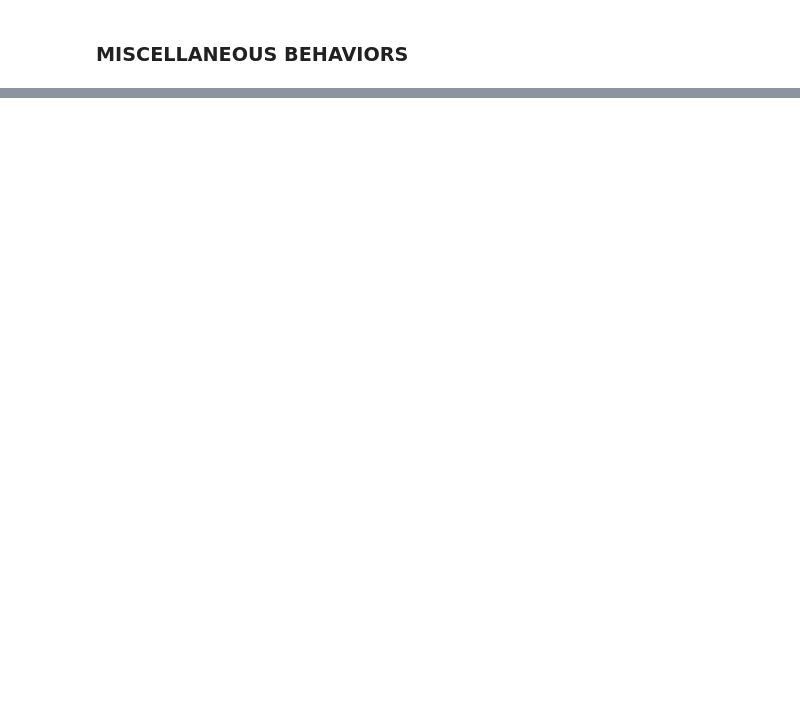
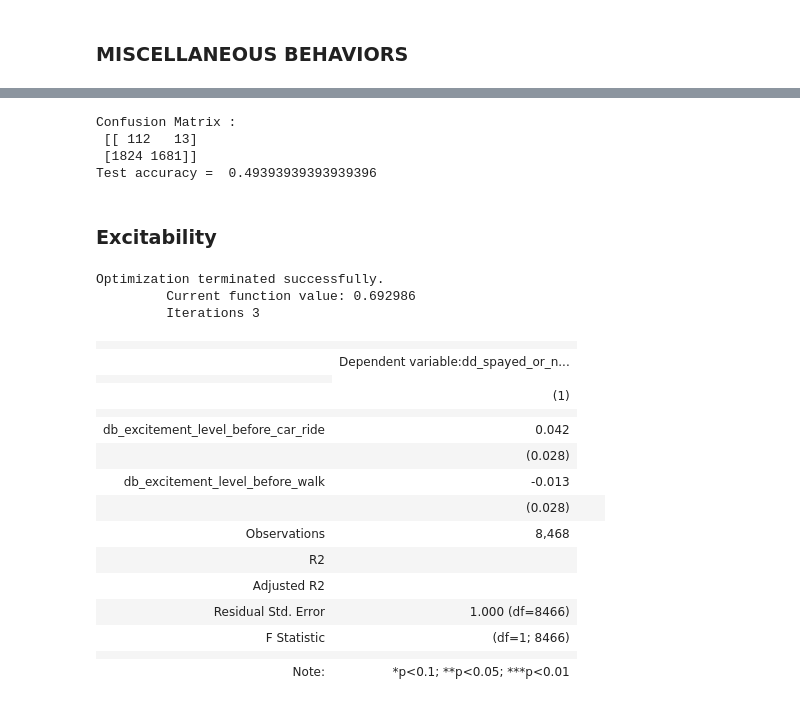
Before and after one commit to aseem645/Capstone, a Jupyter notebook: capstone_data_eda.ipynb, the cells around one changed output, grey strips where cells are left out. Cells and saved outputs as stored; diff of their text form; code cells hidden in the pictures; blank space fills up the shorter version.

Commit message:
adding logreg predictions

```diff
--- a/capstone_data_eda.ipynb
+++ b/capstone_data_eda.ipynb
@@ -411,0 +540,29 @@ correlation_miscellaneous
+# %%
+# https://scikit-learn.org/stable/modules/generated/sklearn.preprocessing.StandardScaler.html
+# Train test split with confusion matrix
+
+
+aggression_df = aggression_df.drop(columns=['dd_spayed_or_neutered'])
+fear_anxiety_df = fear_anxiety_df.drop(columns=['dd_spayed_or_neutered'])
+excitability_df = excitability_df.drop(columns=['dd_spayed_or_neutered'])
+separation_df = separation_df.drop(columns=['dd_spayed_or_neutered'])
+attachment_df = attachment_df.drop(columns=['dd_spayed_or_neutered'])
+training_df = training_df.drop(columns=['dd_spayed_or_neutered'])
+miscellaneous_df = miscellaneous_df.drop(columns=['dd_spayed_or_neutered'])
+
+
+merged_df_fin = merged_df_fin.fillna(merged_df_fin.mean())
+# %%
+#Preprocessing
+from sklearn.model_selection import train_test_split
+from sklearn.preprocessing import StandardScaler
+from sklearn.metrics import (confusion_matrix,
+                           accuracy_score)
+
+train, test = train_test_split(merged_df_fin, test_size=0.3)
+scaler_train = StandardScaler()
+scaler_test = StandardScaler()
+num_cols_train = train.columns[train.dtypes.apply(lambda c: np.issubdtype(c, np.number))]
+num_cols_test = test.columns[test.dtypes.apply(lambda c: np.issubdtype(c, np.number))]
+train[num_cols_train] = scaler_train.fit_transform(train[num_cols_train])
+test[num_cols_test] = scaler_test.fit_transform(test[num_cols_test])
@@ -411,0 +649,40 @@ correlation_miscellaneous
+# %%
+# confusion matrix
+cm = confusion_matrix(ytest, prediction)
+print ("Confusion Matrix : \n", cm)
+
+# accuracy score of the model
+print('Test accuracy = ', accuracy_score(ytest, prediction))
+# %% [output]
+Confusion Matrix :
+ [[ 112   13]
+ [1824 1681]]
+Test accuracy =  0.49393939393939396
+# %% [markdown]
+### Excitability
+# %%
+log_reg = sm.Logit(endog=train['dd_spayed_or_neutered'], exog=train[excitability_df.columns]).fit()
+
+stargazer = Stargazer([log_reg])
+
+HTML(stargazer.render_html())
+# %% [output]
+Optimization terminated successfully.
+         Current function value: 0.692986
+         Iterations 3
+|  |  |
+|  | Dependent variable:dd_spayed_or_n... |
+|  |
+|  | (1) |
+|  |  |
+| db_excitement_level_before_car_ride | 0.042 |
+|  | (0.028) |
+| db_excitement_level_before_walk | -0.013 |
+|  | (0.028) |  |  |
+| Observations | 8,468 |
+| R2 |  |
+| Adjusted R2 |  |
+| Residual Std. Error | 1.000 (df=8466) |
+| F Statistic | (df=1; 8466) |
+|  |  |
+| Note: | *p<0.1; **p<0.05; ***p<0.01 |
```
Also changed, not shown: parts of 45 cells of this notebook.
